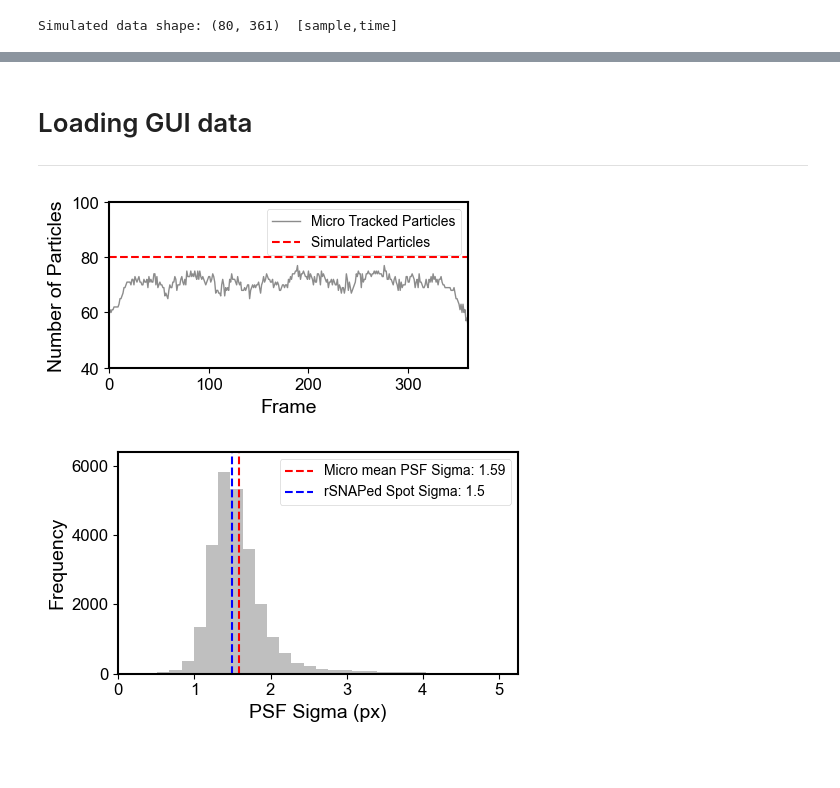
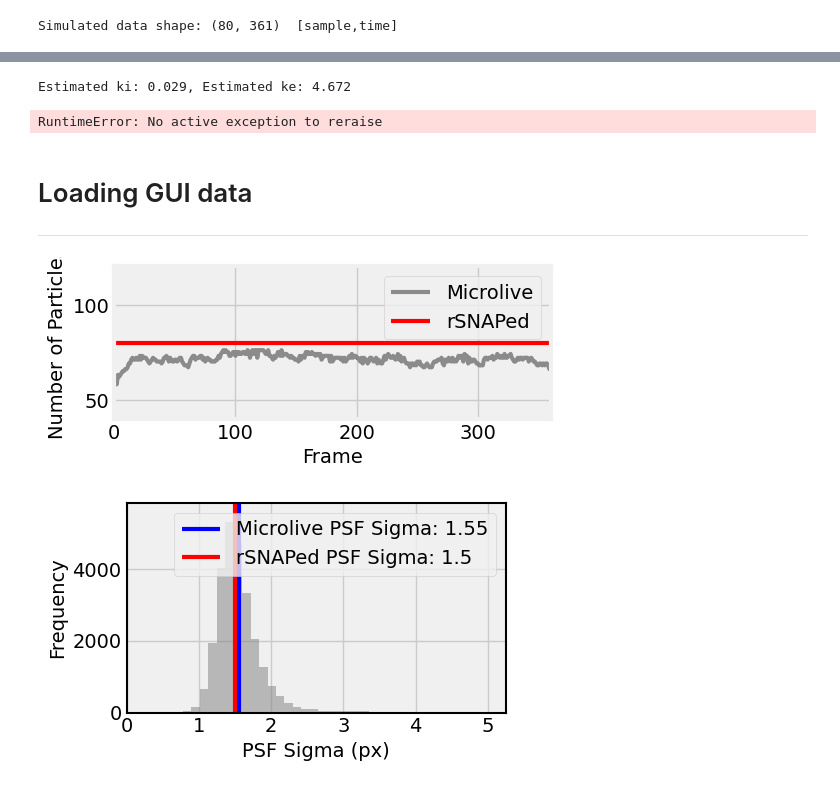
Before and after one commit to ningzhaoAnschutz/microlive, a Jupyter notebook: notebooks/GUI_paper_SI/notebook_simulations.ipynb, the cells around one changed output, grey strips where cells are left out. Drawn from its saved outputs; the diff is of its cells as text; code cells hidden in the pictures; blank space fills up the shorter version.

```diff
--- a/notebooks/GUI_paper_SI/notebook_simulations.ipynb
+++ b/notebooks/GUI_paper_SI/notebook_simulations.ipynb
@@ -38,9 +36,9 @@ plt.rcParams.update({
 # %%
 rsnapsim_dir = r'/Users/nzlab-la/Desktop/rSNAPsim'
 rsnaped_dir = r'/Users/nzlab-la/Desktop/rSNAPed'
-gene_file = Path('/Users/nzlab-la/Desktop/micro/notebooks/GUI_paper_SI/pTM001 (pUB_smHA_KDM5B_MS2).dna')
-rsnaped_settings_yaml = r'/Users/nzlab-la/Desktop/micro/notebooks/GUI_paper_SI/kdm5b.yaml'
-results_dir = Path('/Users/nzlab-la/Desktop/micro/notebooks/GUI_paper_SI')
+gene_file = Path('/Users/nzlab-la/Desktop/microlive/notebooks/GUI_paper_SI/pGG001(smHA-KDM5B-15xBoxB-24xMS2).dna')
+rsnaped_settings_yaml = r'/Users/nzlab-la/Desktop/microlive/notebooks/GUI_paper_SI/kdm5b.yaml'
+results_dir = Path('/Users/nzlab-la/Desktop/microlive/notebooks/GUI_paper_SI')
 # %%
 import os
 homedir =r'/Users/nzlab-la/Desktop/rsnaped/notebooks_final'
@@ -347,28 +313,39 @@ Calculated ke: 10.914285714285715, ki: 0.03751528576946354
+# %%
+# calculate initiation and elongation rates
+ki_estimated = np.round( 1/ (mean_correlation_ssa[0] * dwell_time ), 3)
+ke_estimated = np.round( gene_length / dwell_time, 3)
+print(f"Estimated ki: {ki_estimated}, Estimated ke: {ke_estimated}")
+# %% [output]
+Estimated ki: 0.029, Estimated ke: 4.672
+# %%
+raise
+# %% [output]
+RuntimeError: No active exception to reraise
 # %% [markdown]
 # Loading GUI data
 ___
 # %%
 # Loading the GUI data to compare with the simulated data.
-gui_tracking_df = pd.read_csv(results_dir.joinpath('results_smHA-KDM5B_smHA-KDM5B','tracking_smHA-KDM5B_smHA-KDM5B.csv'))
+gui_tracking_df = pd.read_csv(results_dir.joinpath('results_smHA-KDM5B','tracking_smHA-KDM5B_smHA-KDM5B.csv'))
 # %%
 # load the number of particles detected at each frame
 n_particles_per_frame = gui_tracking_df.groupby('frame').size().values
 # plot the number of particles detected at each frame
-fig, ax = plt.subplots(figsize=(4.5, 2.5), facecolor='white')
-ax.plot(n_particles_per_frame, color='gray', alpha=0.9, linewidth=1, label='Micro Tracked Particles')
+fig, ax = plt.subplots(figsize=(5.5, 2.5), facecolor='white')
+ax.plot(n_particles_per_frame, color='gray', alpha=0.9, linewidth=3, label='Microlive')
 # plot a horizontal line at the mean number of particles used for the simulation. n_spots
-ax.axhline(y=n_spots, color='red', linestyle='--', label=f'Simulated Particles')
+ax.axhline(y=n_spots, color='red', linestyle='-', label=f'rSNAPed', linewidth=3)
 ax.set_xlabel('Frame', fontsize=14)
 ax.set_ylabel('Number of Particles', fontsize=14)
 ax.legend(loc='upper right')
 #ax.set_title('Number of Particles')
 ax.set_xlim(0, len(n_particles_per_frame) - 1)
-ax.set_ylim(40, 100)
+ax.set_ylim(40, 120)
 # save the figure
 plt.tight_layout()
 plt.savefig(results_dir.joinpath('n_particles_per_frame.png'), dpi=900)
 # %% [output]
-[figure, old version]
+[figure, new version]
 # %%
 # extract the psf_sigma_ch_1 for all particles in all frames
 psf_sigma_ch_1_gui = gui_tracking_df['psf_sigma_ch_1'].values
@@ -377,8 +354,8 @@ psf_sigma_ch_1_gui = psf_sigma_ch_1_gui[~np.isnan(psf_sigma_ch_1_gui)]
 # calculate the mean and std
 # %%
 gui_tracking_df.columns
-
 use_spot_sigma = 1.5
+number_bins = 40
 ymax_hist =  np.max(np.histogram(psf_sigma_ch_1_gui, bins=number_bins)[0]) * 1.1
 # extract the spot_int_ch_1 values for all particles in the first frame
 # plot an histiogram of the intensity at frame 0
@@ -390,8 +367,8 @@ ax.set_ylabel('Frequency', fontsize=14)
 ax.set_xlim(0, np.max(psf_sigma_ch_1_gui) * 1.05)
 ax.set_ylim(0, ymax_hist)
 # print a vertical line at the use_spot_sigma as a red line with max y values  np.max(psf_sigma_ch_1_gui) * 1.1
-ax.axvline(np.mean(psf_sigma_ch_1_gui),ymax=ymax_hist, color='red', linestyle='--', label=f'Micro mean PSF Sigma: {np.mean(psf_sigma_ch_1_gui):.2f}')
-ax.axvline(use_spot_sigma ,ymax=ymax_hist, color='b', linestyle='--', label=f'rSNAPed Spot Sigma: {use_spot_sigma}')
+ax.axvline(np.mean(psf_sigma_ch_1_gui),ymax=ymax_hist, color='b', linestyle='-', label=f'Microlive PSF Sigma: {np.mean(psf_sigma_ch_1_gui):.2f}', linewidth=3)
+ax.axvline(use_spot_sigma ,ymax=ymax_hist, color='r', linestyle='-', label=f'rSNAPed PSF Sigma: {use_spot_sigma}', linewidth=3)
 ax.legend()
 for spine in ax.spines.values():
     spine.set_edgecolor('black')
@@ -400,7 +377,7 @@ plt.tight_layout()
 # save the figure
 plt.savefig(results_dir.joinpath('psf_sigma_ch_1_histogram.png'), dpi=900)
 # %% [output]
-[figure, old version]
+[figure, new version]
 # %%
 step_size_in_sec = 5
 start_lag = 0
```
Also changed, not shown: parts of 20 cells of this notebook, 5 other files.
